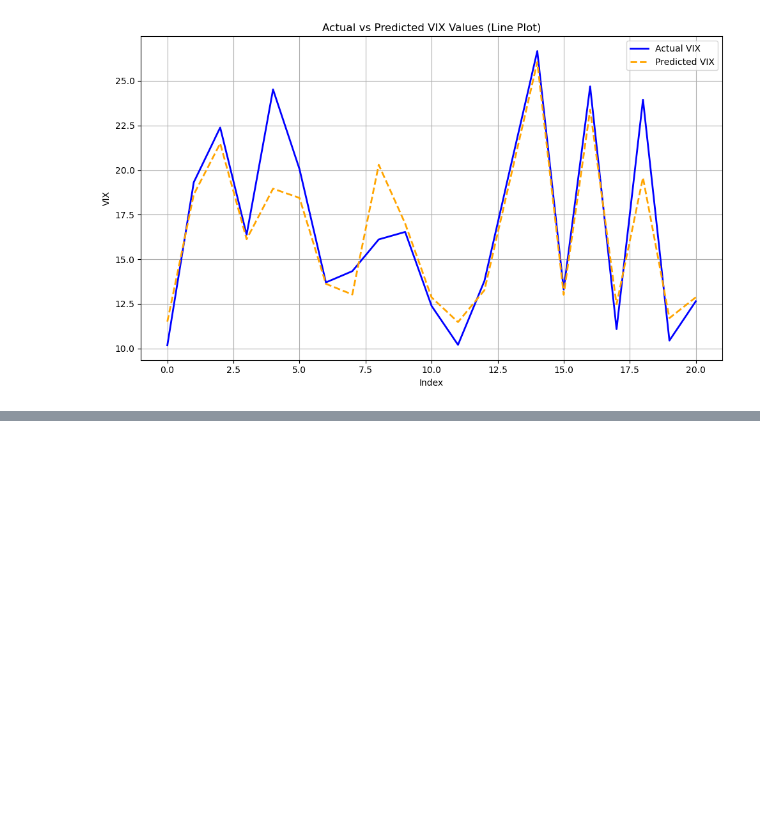
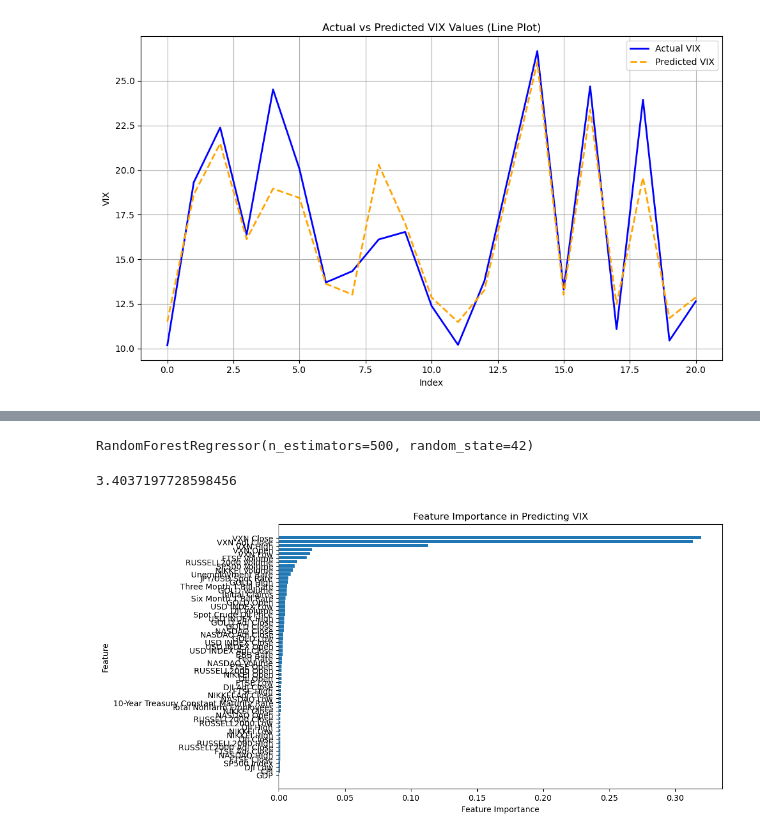
Before and after one commit to t-creech/VIX-Project, a Jupyter notebook: Random Forest All Features.ipynb, the cells around one changed output, grey strips where cells are left out. Saved outputs shown, nothing was run; the diff lists cells and outputs as text; code cells hidden in the pictures; blank space fills up the shorter version.

```diff
--- a/Random Forest All Features.ipynb
+++ b/Random Forest All Features.ipynb
@@ -61,0 +69,3 @@ plt.show()
+# %%
+data_lagged_VIX = data_lagged_VIX.dropna(subset=['Lagged VIX'])
+data_lagged_VIX
@@ -61,0 +86,33 @@ plt.show()
+# %%
+X_lagged = data_lagged_VIX.drop(columns=['VIX','Lagged VIX','Date'])
+y_lagged = data_lagged_VIX['Lagged VIX']
+X_train, X_test, y_train, y_test = train_test_split(X_lagged, y_lagged, test_size=0.2, random_state=42)
+# %%
+rf_model = RandomForestRegressor(n_estimators=500, random_state=42)
+rf_model.fit(X_train, y_train)
+# %% [output]
+RandomForestRegressor(n_estimators=500, random_state=42)
+# %%
+y_pred = rf_model.predict(X_test)
+mse = mean_squared_error(y_test, y_pred)
+rmse_updated = np.sqrt(mse)
+rmse_updated
+# %% [output]
+3.4037197728598456
+# %%
+feature_importances = rf_model.feature_importances_
+feature_importance_df = pd.DataFrame({
+    'Feature': X.columns,
+    'Importance': feature_importances
+})
+# %%
+feature_importance_df = feature_importance_df.sort_values(by='Importance', ascending=False)
+plt.figure(figsize=(10, 6))
+plt.barh(feature_importance_df['Feature'], feature_importance_df['Importance'])
+plt.xlabel('Feature Importance')
+plt.ylabel('Feature')
+plt.title('Feature Importance in Predicting VIX')
+plt.gca().invert_yaxis()
+plt.show()
+# %% [output]
+[figure, added]
```
Also changed, not shown: parts of 5 cells of this notebook, 6 other files.
